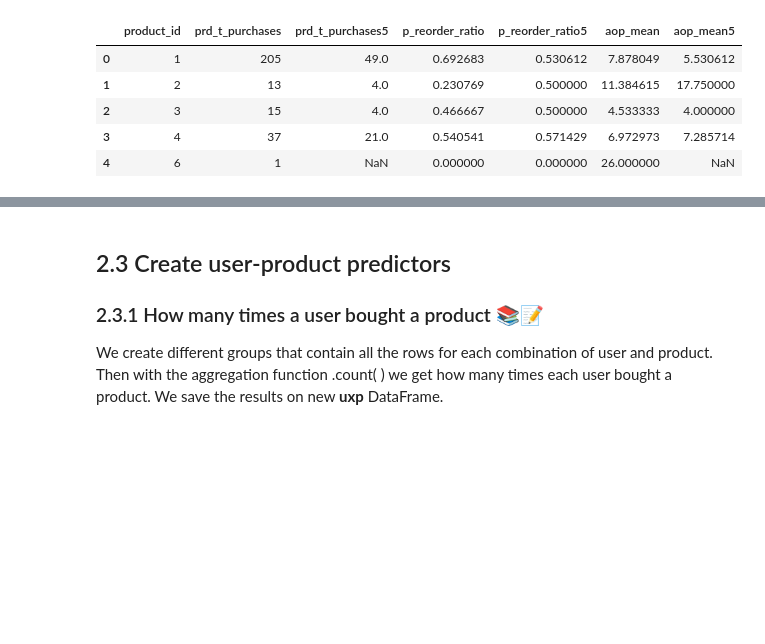
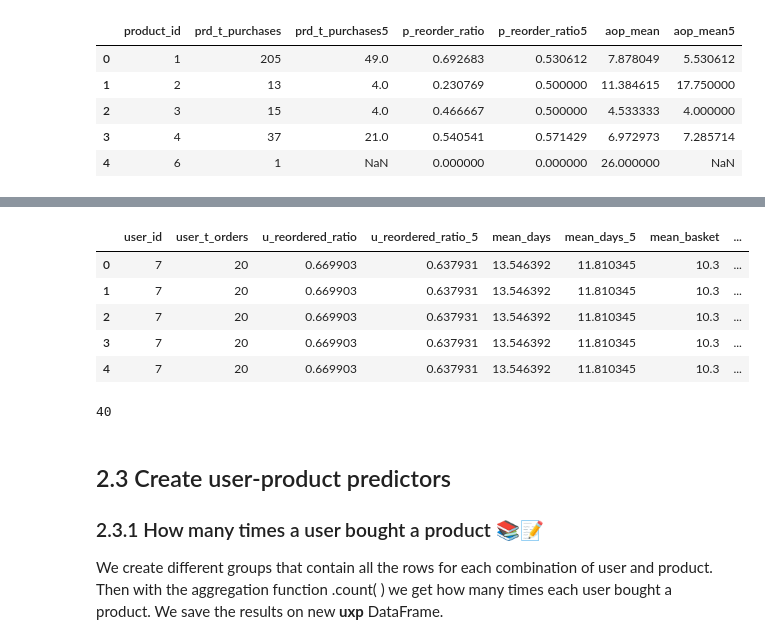
Before and after one commit to gregor1307/Instacart-case-UOM, a Jupyter notebook: Instacart Logistic Notebook.ipynb, the cells around one changed output, grey strips where cells are left out. Saved outputs shown, nothing was run; the diff lists cells and outputs as text; code cells hidden in the pictures; blank space fills up the shorter version.

```diff
--- a/Instacart Logistic Notebook.ipynb
+++ b/Instacart Logistic Notebook.ipynb
@@ -584,0 +641,3 @@ prd.head()
+# %%
+dp5_sum=dp5.groupby('user_id')['times_dep'].sum().to_frame('t_times_dep')
+dp5_sum.head()
@@ -585,3 +685,18 @@ prd.head()
+# %%
+user=user.merge(dp5,on='user_id',how='left')
+user.head()
+# %% [output]
+|  | user_id | user_t_orders | u_reordered_ratio | u_reordered_ratio_5 | mean_days | mean_days_5 | mean_basket | ... |
+| 0 | 7 | 20 | 0.669903 | 0.637931 | 13.546392 | 11.810345 | 10.3 | ... |
+| 1 | 7 | 20 | 0.669903 | 0.637931 | 13.546392 | 11.810345 | 10.3 | ... |
+| 2 | 7 | 20 | 0.669903 | 0.637931 | 13.546392 | 11.810345 | 10.3 | ... |
+| 3 | 7 | 20 | 0.669903 | 0.637931 | 13.546392 | 11.810345 | 10.3 | ... |
+| 4 | 7 | 20 | 0.669903 | 0.637931 | 13.546392 | 11.810345 | 10.3 | ... |
+# %%
+del ap5,ap5_sum,dp5,dp5_sum
+gc.collect()
+# %% [output]
+40
 # %% [markdown]
 ## 2.3 Create user-product predictors
 
```
Also changed, not shown: parts of 41 cells of this notebook.
